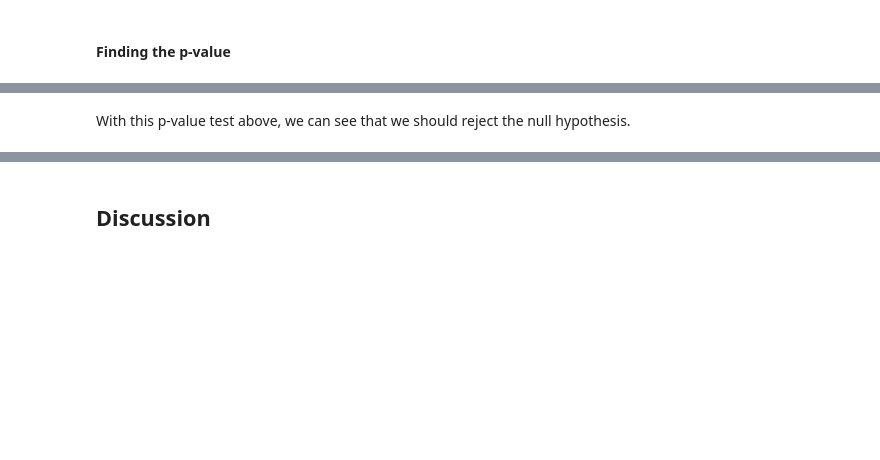
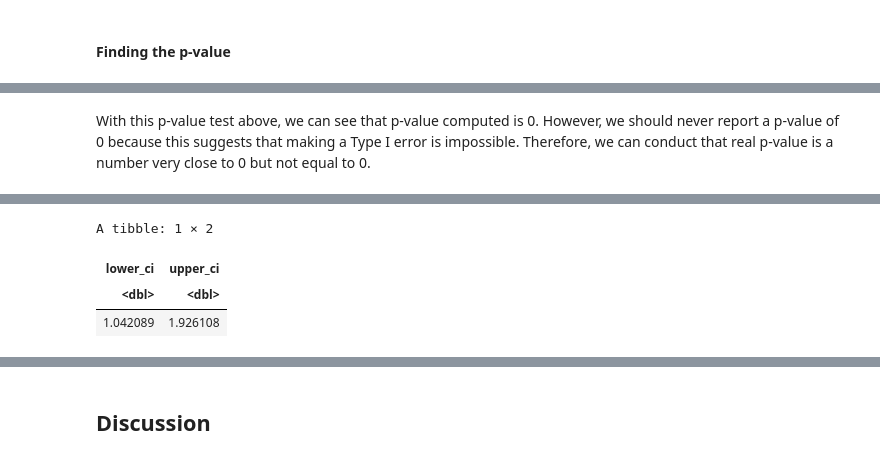
Before and after one commit to Zhangcheng0410/stat201, a Jupyter notebook: final_report.ipynb, the cells around one changed output, grey strips where cells are left out. Cells and saved outputs as stored; diff of their text form; code cells hidden in the pictures; blank space fills up the shorter version.

```diff
--- a/final_report.ipynb
+++ b/final_report.ipynb
@@ -269,2 +261,19 @@ P value is:  1
 # %% [markdown]
-With this p-value test above, we can see that we should reject the null hypothesis.
+With this p-value test above, we can see that p-value computed is 0. However, we should never report a p-value of 0 because this suggests that making a Type I error is impossible. Therefore, we can conduct that real p-value is a number very close to 0 but not equal to 0.
+# %%
+set.seed(123)
+# find the bootstrap distribution for the difference in means in 1000 samples with the infer package
+interval_students_mean <-
+   studentset %>%
+   specify(formula = average_grades ~ residence) %>%
+   hypothesize(null = "independence") %>%
+   generate(reps = 1000, type = "bootstrap") %>%
+   calculate(stat="diff in means", order = c("Rural", "Urban"))
+
+# find the 95% confidence interval
+mean_max_flow_ci <-
+    interval_students_mean%>%
+    get_confidence_interval(level = 0.975, type = "percentile")
+
+mean_max_flow_ci
+# %% [output]
@@ -270,0 +282,4 @@ With this p-value test above, we can see that we should reject the null hypothes
+A tibble: 1 × 2
+| lower_ci | upper_ci |
+| <dbl> | <dbl> |
+| 1.042089 | 1.926108 |
```
Also changed, not shown: parts of 9 cells of this notebook.
